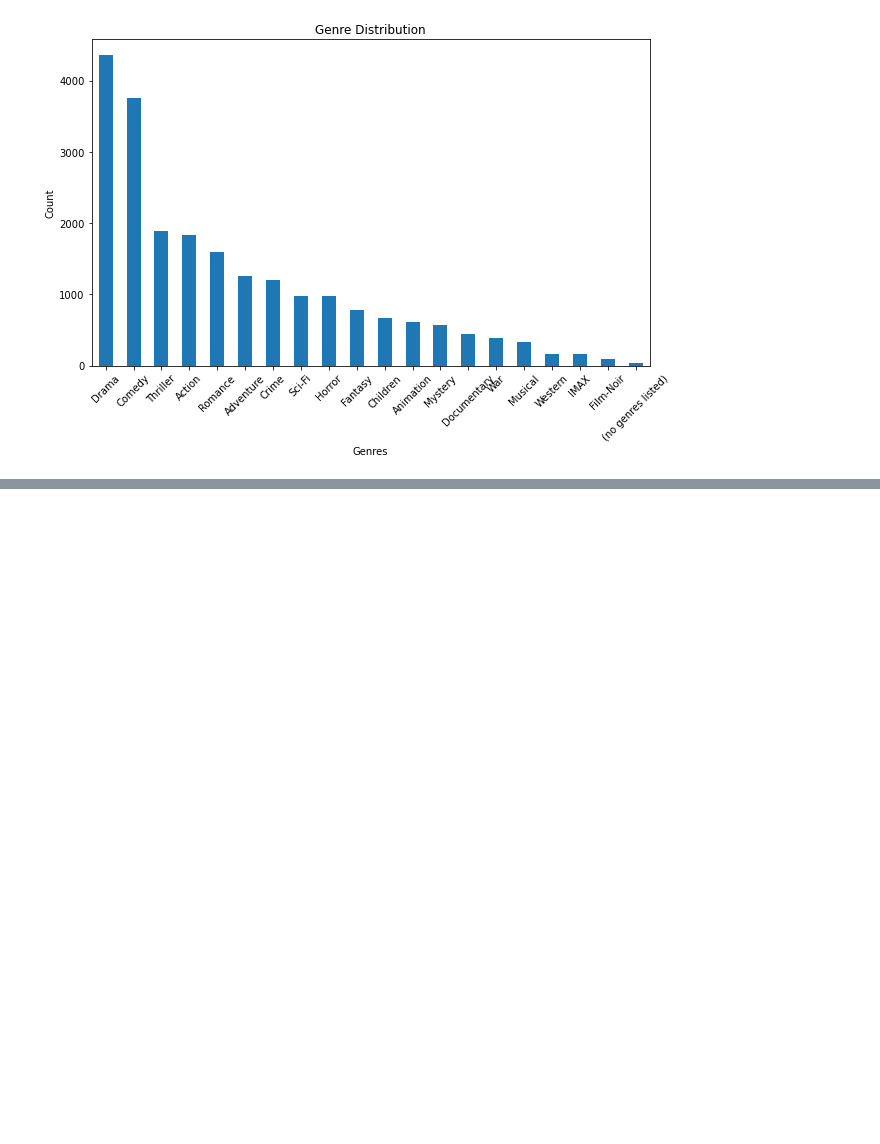
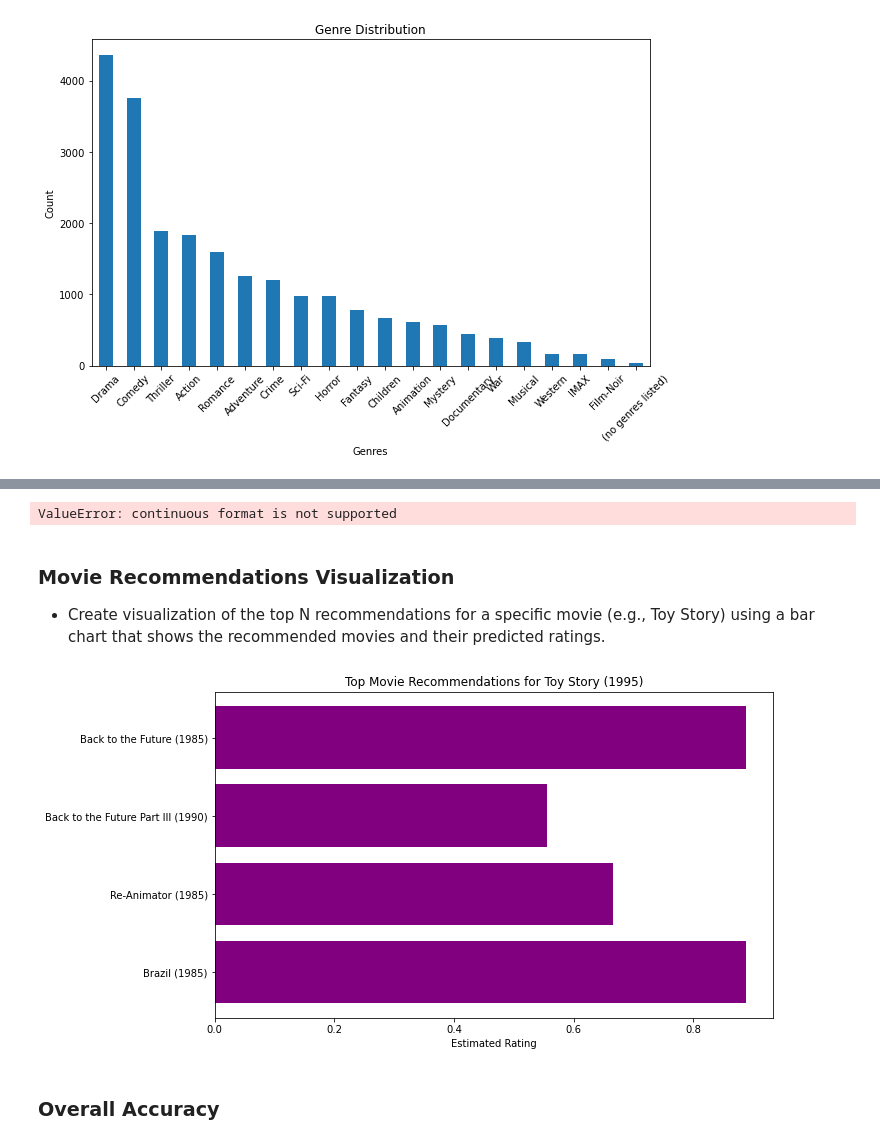
Before and after one commit to FaithMUTIS/Phase-4-group-2-project, a Jupyter notebook: Notebook.ipynb, the cells around one changed output, grey strips where cells are left out. Drawn from its saved outputs; the diff is of its cells as text; code cells hidden in the pictures; blank space fills up the shorter version.

```diff
--- a/Notebook.ipynb
+++ b/Notebook.ipynb
@@ -322,0 +441,3 @@ plt.show()
+# %%
+# Convert Timestamps to a readable format
+ratings['timestamp'] = pd.to_datetime(ratings['timestamp'], unit='s')
@@ -322,0 +615,25 @@ plt.show()
+# %%
+def get_top_n_recommendations(predictions, n=5):
+    # Map the predictions to each user
+    top_n = {}
+    for uid, iid, true_r, est, _ in predictions:
+        if not uid in top_n:
+            top_n[uid] = []
+        top_n[uid].append((iid, est))
+
+    # Sort the predictions for each user and retrieve the top n
+    for uid, user_ratings in top_n.items():
+        user_ratings.sort(key=lambda x: x[1], reverse=True)
+        top_n[uid] = user_ratings[:n]
+
+    return top_n
+
+top_n = get_top_n_recommendations(predictions, n=5)
+
+# Print recommendations for a specific user (e.g., userId 1)
+user_id = 1
+print(f'Top 5 recommendations for user {user_id}:')
+for movie_id, rating in top_n[user_id]:
+    print(f'Movie ID: {movie_id}, Estimated Rating: {rating:.2f}')
+
+    top_n_recommendations = get_top_n_recommendations(predictions, n=5)
@@ -322,0 +1091,47 @@ plt.show()
+# %%
+from sklearn.metrics import precision_recall_curve, auc
+import matplotlib.pyplot as plt
+
+# Assuming 'predictions' is the output from model.test(testset)
+true_ratings = [pred.r_ui for pred in predictions]  # Actual ratings from the test set
+predicted_ratings = [pred.est for pred in predictions]  # Predicted ratings from the model
+
+# Compute precision-recall pairs for different thresholds
+precision, recall, _ = precision_recall_curve(true_ratings, predicted_ratings)
+
+# Compute AUC for the precision-recall curve
+pr_auc = auc(recall, precision)
+
+# Plot the precision-recall curve
+plt.plot(recall, precision, marker='.', label=f'AUC = {pr_auc:.2f}')
+plt.xlabel('Recall')
+plt.ylabel('Precision')
+plt.title('Precision-Recall Curve (Collaborative Filtering)')
+plt.legend()
+plt.show()
+# %% [output]
+ValueError: continuous format is not supported
+# %% [markdown]
+### Movie Recommendations Visualization
+- Create  visualization of the top N recommendations for a specific movie (e.g., Toy Story) using a bar chart that shows the recommended movies and their predicted ratings.
+# %%
+def plot_recommendations(movie_title, recommendations):
+    # Movie titles and estimated ratings
+    movie_titles = recommendations['title']
+    estimated_ratings = recommendations['rating']
+
+    # Plotting
+    plt.figure(figsize=(10, 6))
+    plt.barh(movie_titles, estimated_ratings, color='purple')
+    plt.xlabel('Estimated Rating')
+    plt.title(f'Top Movie Recommendations for {movie_title}')
+    plt.gca().invert_yaxis()  # Invert y-axis for better readability
+    plt.show()
+
+# Example: Plot recommendations for Toy Story
+recommended_movies = recommend_movies('Toy Story (1995)')
+plot_recommendations('Toy Story (1995)', recommended_movies)
+# %% [output]
+[figure, added]
+# %% [markdown]
+### Overall Accuracy
```
Also changed, not shown: parts of 54 cells of this notebook.
